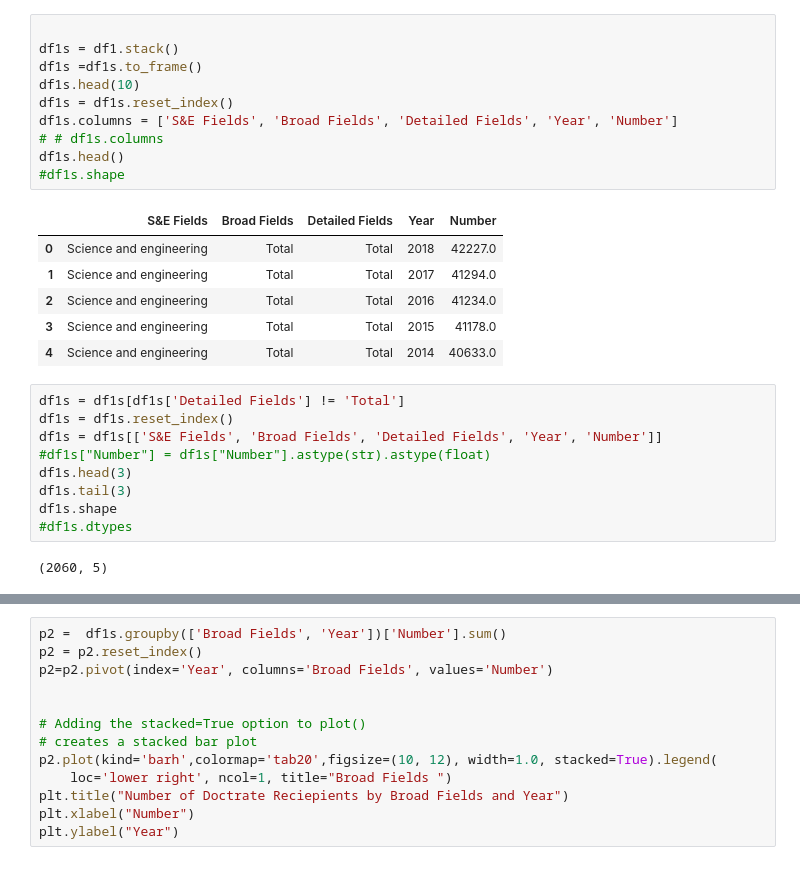
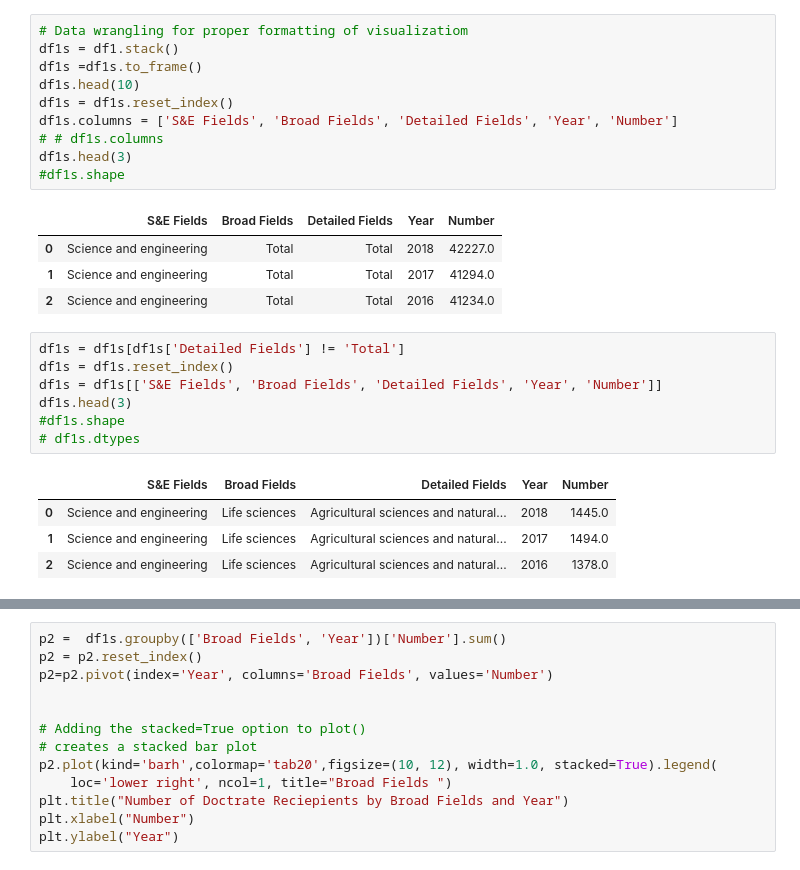
Before and after one commit to mulukenm/dataScience, a Jupyter notebook: SQLComparisonVisualization.ipynb, the cells around one changed output, grey strips where cells are left out. Cells and saved outputs as stored; diff of their text form.

```diff
--- a/SQLComparisonVisualization.ipynb
+++ b/SQLComparisonVisualization.ipynb
@@ -58,28 +54,27 @@ df1.head(3)
 # %%
-
+# Data wrangling for proper formatting of visualizatiom
 df1s = df1.stack()
 df1s =df1s.to_frame()
 df1s.head(10)
 df1s = df1s.reset_index()
 df1s.columns = ['S&E Fields', 'Broad Fields', 'Detailed Fields', 'Year', 'Number']
 # # df1s.columns
-df1s.head()
+df1s.head(3)
 #df1s.shape
 # %% [output]
 |  | S&E Fields | Broad Fields | Detailed Fields | Year | Number |
 | 0 | Science and engineering | Total | Total | 2018 | 42227.0 |
 | 1 | Science and engineering | Total | Total | 2017 | 41294.0 |
 | 2 | Science and engineering | Total | Total | 2016 | 41234.0 |
-| 3 | Science and engineering | Total | Total | 2015 | 41178.0 |
-| 4 | Science and engineering | Total | Total | 2014 | 40633.0 |
 # %%
 df1s = df1s[df1s['Detailed Fields'] != 'Total']
 df1s = df1s.reset_index()
 df1s = df1s[['S&E Fields', 'Broad Fields', 'Detailed Fields', 'Year', 'Number']]
-#df1s["Number"] = df1s["Number"].astype(str).astype(float)
 df1s.head(3)
-df1s.tail(3)
-df1s.shape
-#df1s.dtypes
+#df1s.shape
+# df1s.dtypes
 # %% [output]
-(2060, 5)
+|  | S&E Fields | Broad Fields | Detailed Fields | Year | Number |
+| 0 | Science and engineering | Life sciences | Agricultural sciences and natural... | 2018 | 1445.0 |
+| 1 | Science and engineering | Life sciences | Agricultural sciences and natural... | 2017 | 1494.0 |
+| 2 | Science and engineering | Life sciences | Agricultural sciences and natural... | 2016 | 1378.0 |
```
Also changed, not shown: parts of 9 cells of this notebook.
